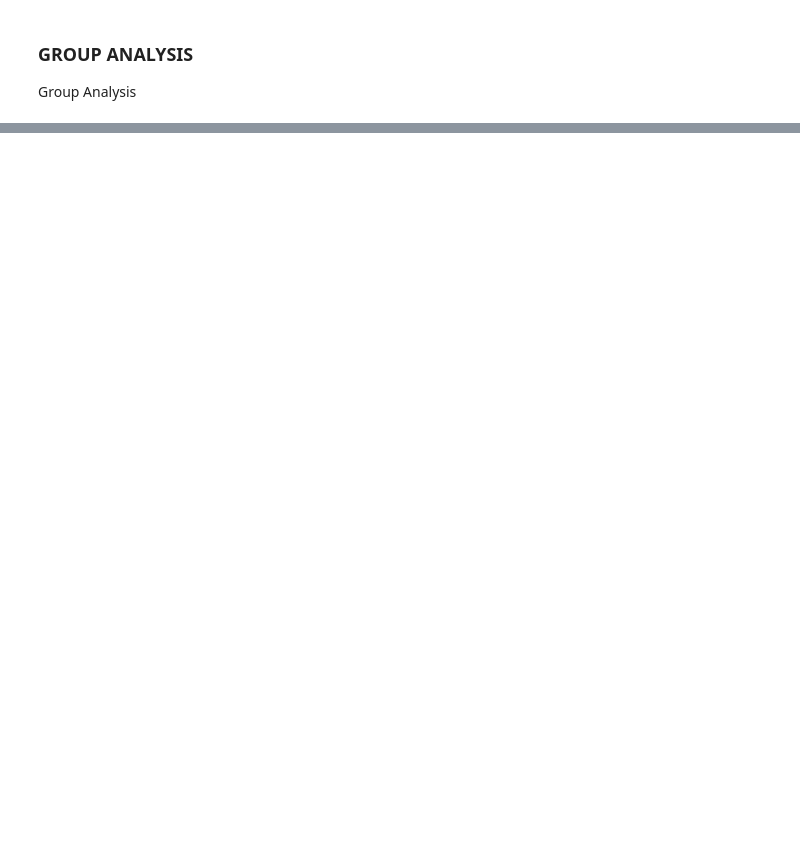
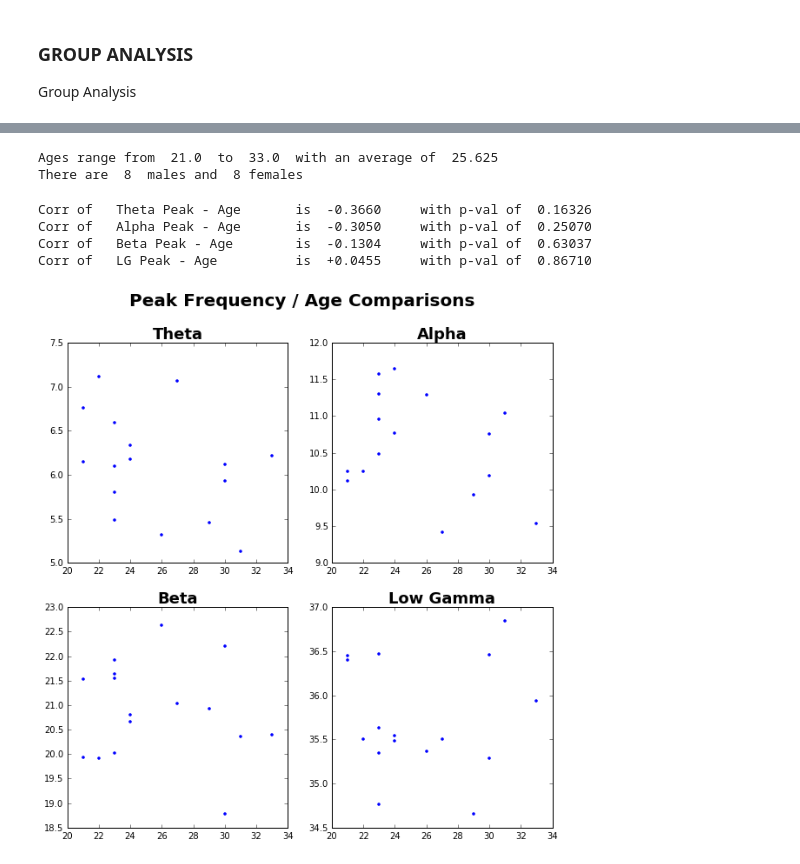
Before and after one commit to voytekresearch/omapping, a Jupyter notebook: FOOF_Analysis/OM-Analysis.ipynb, the cells around one changed output, grey strips where cells are left out. Drawn from its saved outputs; the diff is of its cells as text; code cells hidden in the pictures; blank space fills up the shorter version.

```diff
--- a/FOOF_Analysis/OM-Analysis.ipynb
+++ b/FOOF_Analysis/OM-Analysis.ipynb
@@ -127,0 +139,6 @@ meg_group.osc_vertex_prob()
+# %%
+# Correlations between probabilities of oscillatory bands.
+osc_prob_corrs = meg_group.osc_prob_corrs()
+for corr in osc_prob_corrs:
+    print('Corr of  ',  corr[0], '\t is ', '{:+1.4f}'.format(corr[1]),
+          '\t with p-val of ', '{:1.5f}'.format(corr[2]))
@@ -146,0 +158,9 @@ pearsonr(meg_group.age, meg_group.peak_lowgamma)
+# %%
+# Save group osc-score data for visualization with Brainstorm
+meg_group.set_score_vis()
+# %%
+# Correlations between osc-scores of oscillatory bands.
+osc_score_corrs = meg_group.osc_score_corrs()
+for corr in osc_score_corrs:
+    print('Corr of  ',  corr[0], '\t is ', '{:+1.4f}'.format(corr[1]),
+          '\t with p-val of ', '{:1.5f}'.format(corr[2]))
@@ -146,0 +180,21 @@ pearsonr(meg_group.age, meg_group.peak_lowgamma)
+# %%
+# Check demographics
+print('Ages range from ', min(meg_group.age), ' to ', max(meg_group.age),
+      ' with an average of ', np.mean(meg_group.age))
+print('There are ', meg_group.sex.count('M'), ' males and ', meg_group.sex.count('F'), 'females')
+# %% [output]
+Ages range from  21.0  to  33.0  with an average of  25.625
+There are  8  males and  8 females
+# %%
+# Comparison of age and peak frequency within oscillatory bands
+age_peak_corrs = meg_group.osc_age_comparison_plot()
+for corr in age_peak_corrs:
+    print('Corr of  ',  corr[0], '\t is ', '{:+1.4f}'.format(corr[1]),
+          '\t with p-val of ', '{:1.5f}'.format(corr[2]))
+print('\n')
+# %% [output]
+Corr of   Theta Peak - Age       is  -0.3660     with p-val of  0.16326
+Corr of   Alpha Peak - Age       is  -0.3050     with p-val of  0.25070
+Corr of   Beta Peak - Age        is  -0.1304     with p-val of  0.63037
+Corr of   LG Peak - Age          is  +0.0455     with p-val of  0.86710
+[figure, added]
```
Also changed, not shown: parts of 29 cells of this notebook, 2 other files.
